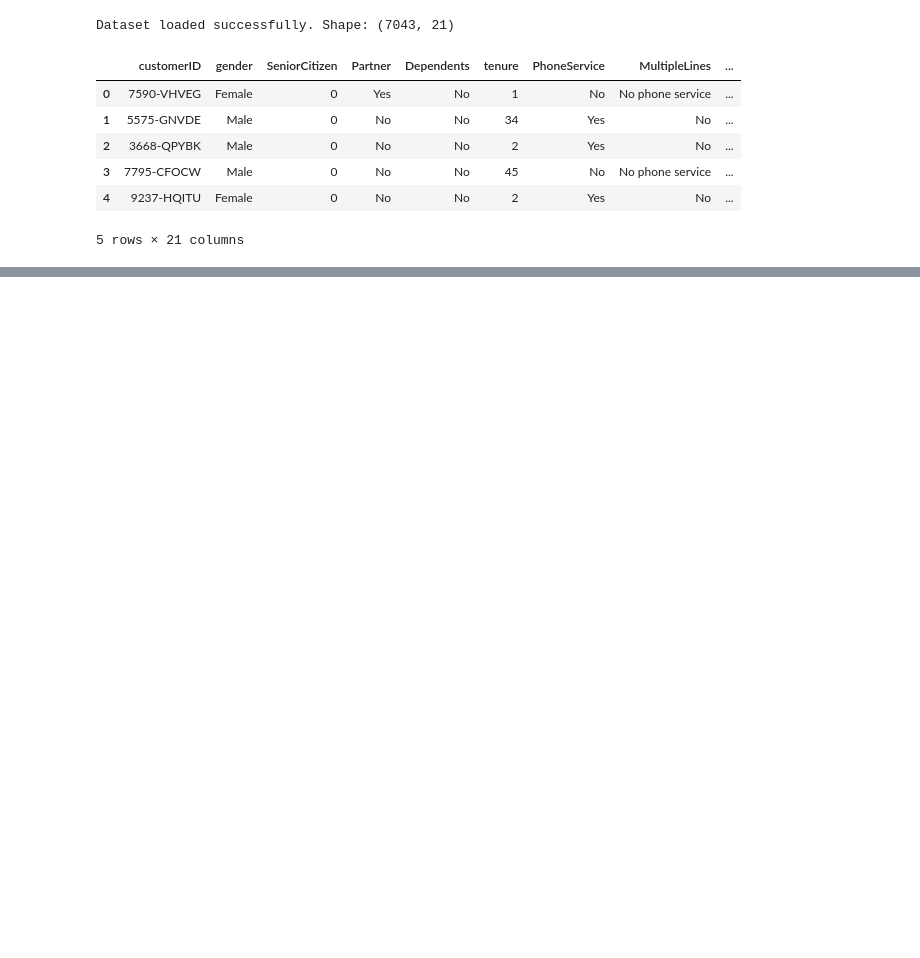
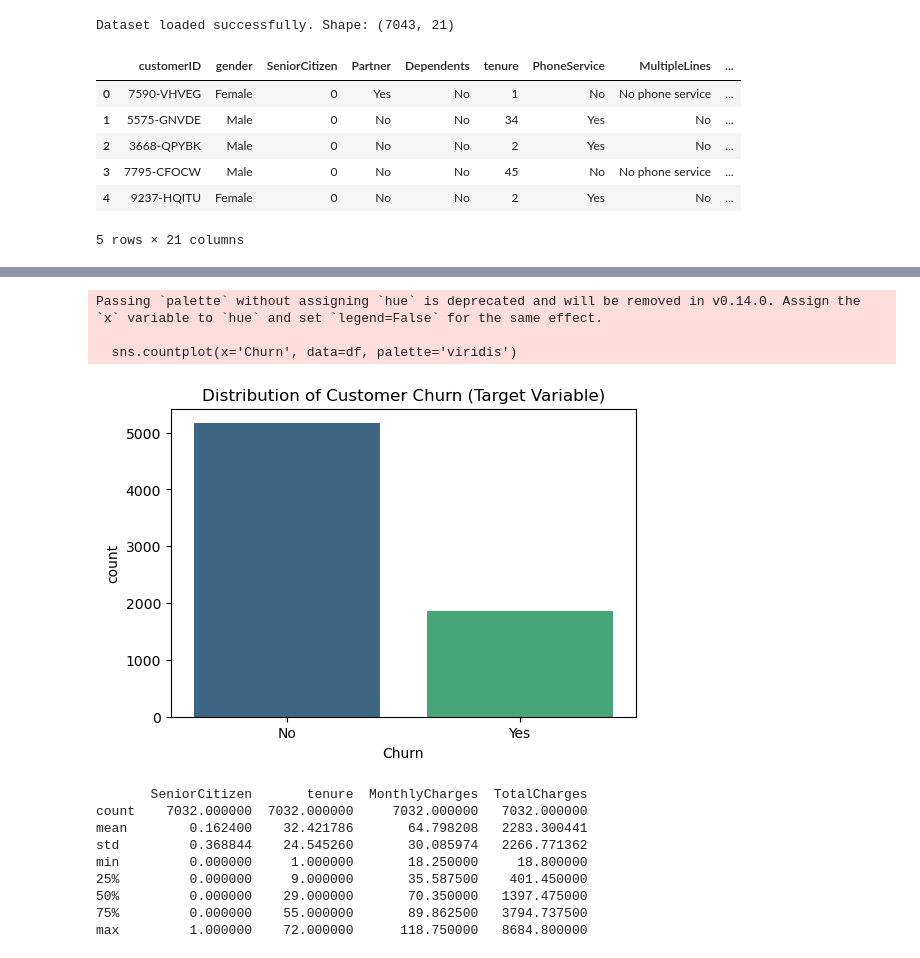
Before and after one commit to shekinahmanyi/churn_predictions, a Jupyter notebook: Ara_sinav/churn_predictions.ipynb, the cells around one changed output, grey strips where cells are left out. Saved outputs shown, nothing was run; the diff lists cells and outputs as text; code cells hidden in the pictures; blank space fills up the shorter version.

Commit message:
Data cleaning, correlation analysis, random forest classifier model used.

```diff
--- a/Ara_sinav/churn_predictions.ipynb
+++ b/Ara_sinav/churn_predictions.ipynb
@@ -34,0 +41,15 @@ Dataset loaded successfully. Shape: (7043, 21)
+# %%
+# Convert TotalCharges to numeric, turning empty strings into 'NaN'
+df['TotalCharges'] = pd.to_numeric(df['TotalCharges'], errors='coerce')
+
+# Identify missing values
+missing_count = df.isnull().sum().sum()
+print(f"Number of missing values identified: {missing_count}")
+
+# Remove rows with missing values (justification: they represent a tiny fraction of the data)
+df.dropna(inplace=True)
+
+# Drop unnecessary columns (Feature Selection)
+df.drop('customerID', axis=1, inplace=True)
+
+print("Data cleaning complete. New shape:", df.shape)
@@ -34,0 +63,23 @@ Dataset loaded successfully. Shape: (7043, 21)
+# %%
+# Visualizing the Churn distribution
+plt.figure(figsize=(6, 4))
+sns.countplot(x='Churn', data=df, palette='viridis')
+plt.title('Distribution of Customer Churn (Target Variable)')
+plt.show()
+
+# Quick statistical summary of numerical features
+print(df.describe())
+# %% [output]
+Passing `palette` without assigning `hue` is deprecated and will be removed in v0.14.0. Assign the `x` variable to `hue` and set `legend=False` for the same effect.
+
+  sns.countplot(x='Churn', data=df, palette='viridis')
+[figure, added]
+       SeniorCitizen       tenure  MonthlyCharges  TotalCharges
+count    7032.000000  7032.000000     7032.000000   7032.000000
+mean        0.162400    32.421786       64.798208   2283.300441
+std         0.368844    24.545260       30.085974   2266.771362
+min         0.000000     1.000000       18.250000     18.800000
+25%         0.000000     9.000000       35.587500    401.450000
+50%         0.000000    29.000000       70.350000   1397.475000
+75%         0.000000    55.000000       89.862500   3794.737500
+max         1.000000    72.000000      118.750000   8684.800000
```
Also changed, not shown: parts of 14 cells of this notebook.
